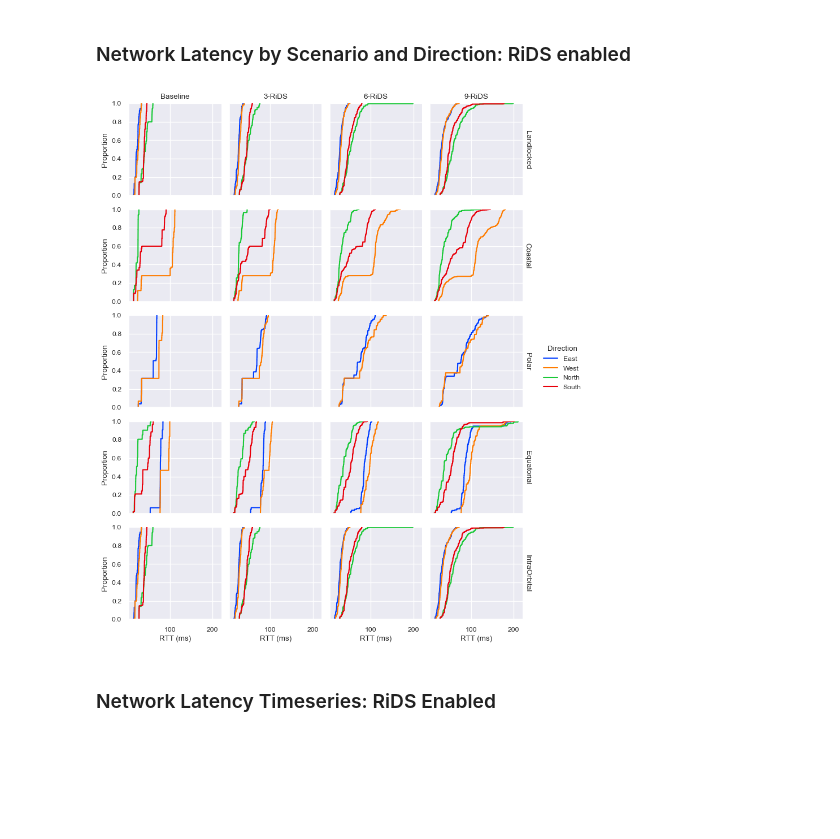
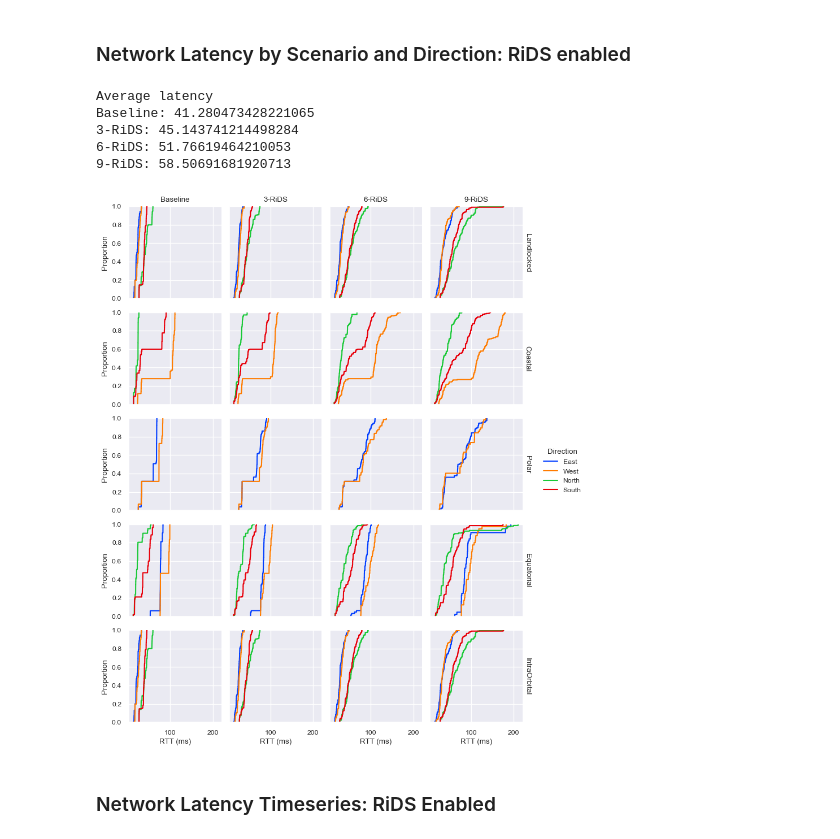
Before and after one commit to Foalfloater66/starlink-fyp, a Jupyter notebook: graphs.ipynb, the cells around one changed output. Saved outputs shown, nothing was run; the diff lists cells and outputs as text; code cells hidden in the pictures; blank space fills up the shorter version.

```diff
--- a/graphs.ipynb
+++ b/graphs.ipynb
@@ -146,7 +123,7 @@ plt.savefig(f"{RESULTS_DIRECTORY}4_2_defence_std.svg")
 # Modify these parameters based on your experimental setup.
 IMAX_VALUES = ["OFF", "3", "6", "9"]
 REPS = 20  # 100
-PRECISION = 4
+PRECISION = 7
 # %% [markdown]
 #### Imports and Plot Settings
 # %%
@@ -294,7 +270,7 @@ for scenario in SCENARIOS:
             theory_dicts.append(
                 {
                     "Direction": "Theory",
-                    "traffic": data_pt,  # binom.mean(trials, p)*4000,
+                    "traffic": data_pt,
                     "imax": str(i_max) if i_max != 1 else "OFF",
                     "Variant": scenario,
                 }
@@ -360,8 +336,11 @@ for imax in IMAX_VALUES:
                     "Direction": [direction],
                     "Probability": [successes_df.shape[0] / attempts_df.shape[0]],
                     "imax": [imax],
+                    # "successes": [successes_df.shape[0]],
+                    # "attempts" : [attempts_df.shape[0]]
                 }
             )
+            # print(successes_df.shape)
             probabilities.append(temp_data)
 probability_df = pd.concat(probabilities, axis=0, ignore_index=True)
 
@@ -375,7 +354,7 @@ for scenario in SCENARIOS:
         theory_dicts.append(
             {
                 "Direction": "Theory",
-                "Probability": 1 / i_max,  # probability of a successful trial
+                "Probability": binom.pmf(5, 5, 1/ i_max),
                 "imax": str(i_max) if i_max != 1 else "OFF",
                 "Variant": scenario,
             }
@@ -927,6 +906,7 @@ with open(f"{RESULTS_DIRECTORY}rids_probability.csv", "w") as f:
 ### Expected Malicious Traffic by Scenario and Direction: RiDS enabled
 # %%
 # vulnerable scenarios
+rids_traffic_df['traffic'] = rids_traffic_df['traffic'].astype(float)
 g = sns.FacetGrid(
     rids_traffic_df, #.query("Variant == 'Landlocked' | Variant == 'Coastal'"),
     col="imax",
@@ -1004,73 +984,42 @@ with open(f"{RESULTS_DIRECTORY}rids_expected.csv", "w") as f:
 # %%
 # vulnerable scenarios
 g = sns.FacetGrid(
     rids_rtt_df,
     col="imax",
     row="Variant",
     hue="Direction",
     margin_titles=True,
     height=2,
     aspect=1,
     palette=color_map,
 )
 g.map_dataframe(
     sns.ecdfplot,
     x="rtt",
 )
 g.add_legend()
 g.set_xlabels("RTT (ms)")
 # replace the top column headers.
 for ax, header in zip(g.axes[0], custom_col_headers):
     ax.set_title(header)
 
 # replace the right row headers.
 for ax, title in zip(g.axes[:, -1], custom_row_headers):
     ax.texts[0].set_text(title)
 plt.savefig(f"{RESULTS_DIRECTORY}rids_rtt_cdf.svg")
 
-
-# Save to CSV file.
-percentile = lambda x, p: f"{round(x.quantile(p), PRECISION) if not np.isnan(x.quantile(p)) else ''}"
-
-
-def percentile2csv(p):
-    with open(f"{RESULTS_DIRECTORY}rids_rtt_{int(p*100)}.csv", "w") as f:
-        writer = csv.writer(f, delimiter=",")
-
-        # header
-        writer.writerow(["Variant", "Direction", "Baseline", "3-RiDS", "6-RiDS", "9-RiDS"])
-
-        for scenario in SCENARIOS:
-            if not VULNERABLE[scenario]:
-                continue
-            entries = rids_rtt_df.query(f"Variant == '{scenario}'")
-            for direction in ALL_DIRECTIONS:
-                entry = entries.query(f"Direction == '{direction}'")
-                if direction not in  DIRECTIONS[scenario]:
-                    writer.writerow([scenario,
-                    direction,
-                    "",
-                    "",
-                    "",
-                    ""])
-                    continue
-                writer.writerow([scenario,
-                    direction,
-                    percentile((entry.query("imax == 'OFF'")["rtt"]), p),
-                    percentile((entry.query("imax == '3'")["rtt"]), p),
-                    percentile((entry.query("imax == '6'")["rtt"]),p),
-                    percentile((entry.query("imax == '9'")["rtt"]), p)])
-
-# 25th percentile
-percentile2csv(.25)
-
-# 50th percentile
-percentile2csv(.50)
-
-# 75th percentile
-percentile2csv(.75)
+print("Average latency")
+print("Baseline:", rids_rtt_df.query("imax == 'OFF' & Direction != 'Theory'")["rtt"].mean())
+print("3-RiDS:", rids_rtt_df.query("imax == '3' & Direction != 'Theory'")["rtt"].mean())
+print("6-RiDS:", rids_rtt_df.query("imax == '6' & Direction != 'Theory'")["rtt"].mean())
+print("9-RiDS:", rids_rtt_df.query("imax == '9' & Direction != 'Theory'")["rtt"].mean())
 # %% [output]
+Average latency
+Baseline: 41.280473428221065
+3-RiDS: 45.143741214498284
+6-RiDS: 51.76619464210053
+9-RiDS: 58.50691681920713
-[figure, old version]
+[figure, new version]
 # %% [markdown]
 ### Network Latency Timeseries: RiDS Enabled
 # %%
```
Also changed, not shown: parts of 8 cells of this notebook, 30 other files.
